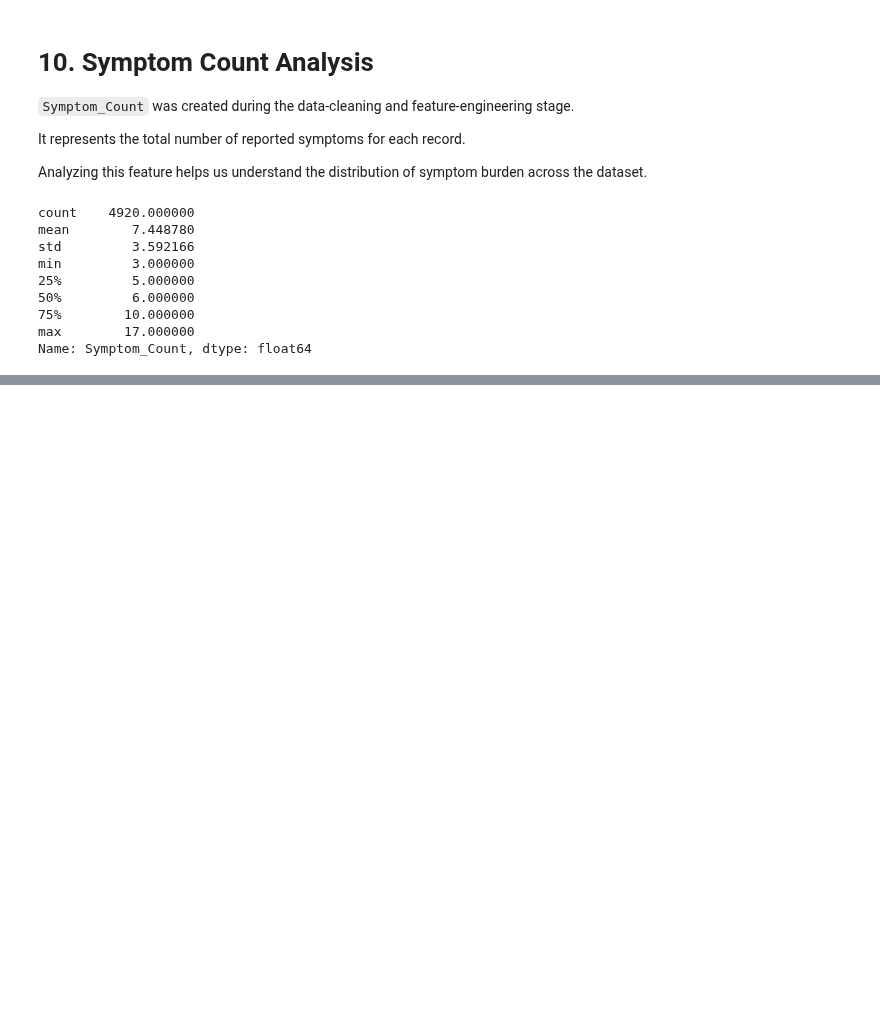
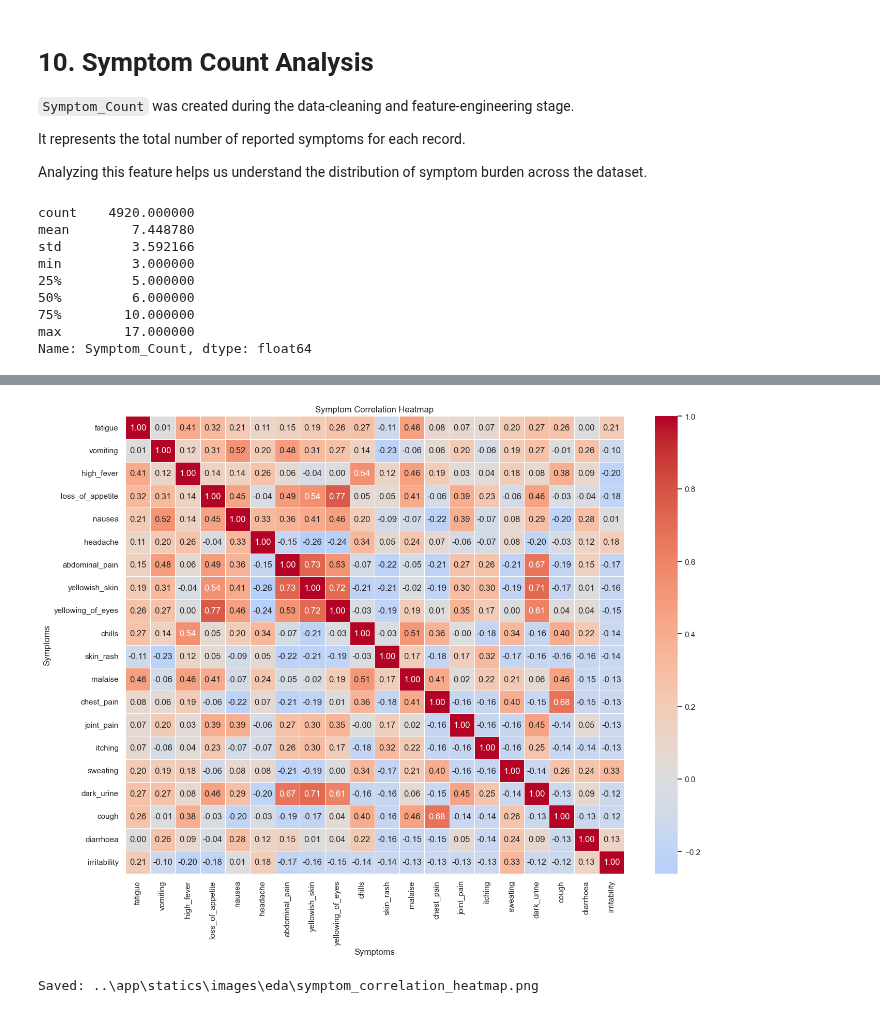
Before and after one commit to TanvirShawon20/AI-Disease-Prediction-System, a Jupyter notebook: notebooks/02_EDA.ipynb, the cells around one changed output, grey strips where cells are left out. Saved outputs shown, nothing was run; the diff lists cells and outputs as text; code cells hidden in the pictures; blank space fills up the shorter version.

Commit message:
Complete EDA and analysis

```diff
--- a/notebooks/02_EDA.ipynb
+++ b/notebooks/02_EDA.ipynb
@@ -1221,0 +804,16 @@ Maximum Symptom Count : 17
+# %%
+symptom_frequency_binary = symptom_presence.sum().sort_values(
+    ascending=False
+)
+
+top_symptoms = symptom_frequency_binary.head(20).index
+
+top_symptom_presence = symptom_presence[top_symptoms]
+
+print("Top symptoms selected for correlation analysis:")
+
+for symptom in top_symptoms:
+    print(
+        f"{symptom}: "
+        f"{symptom_frequency_binary[symptom]} records"
+    )
@@ -1221,0 +846,4 @@ Maximum Symptom Count : 17
+# %%
+correlation_matrix = top_symptom_presence.corr()
+
+correlation_matrix
@@ -1221,0 +874,35 @@ Maximum Symptom Count : 17
+# %%
+plt.figure(figsize=(14, 11))
+
+sns.heatmap(
+    correlation_matrix,
+    annot=True,
+    fmt=".2f",
+    cmap="coolwarm",
+    center=0,
+    linewidths=0.5
+)
+
+plt.title("Symptom Correlation Heatmap")
+plt.xlabel("Symptoms")
+plt.ylabel("Symptoms")
+
+plt.xticks(rotation=90)
+plt.yticks(rotation=0)
+
+plt.tight_layout()
+
+correlation_path = EDA_IMAGE_DIR / "symptom_correlation_heatmap.png"
+
+plt.savefig(
+    correlation_path,
+    dpi=300,
+    bbox_inches="tight"
+)
+
+plt.show()
+
+print(f"Saved: {correlation_path}")
+# %% [output]
+[figure, added]
+Saved: ..\app\statics\images\eda\symptom_correlation_heatmap.png
```
Also changed, not shown: parts of 74 cells of this notebook, 13 other files.
